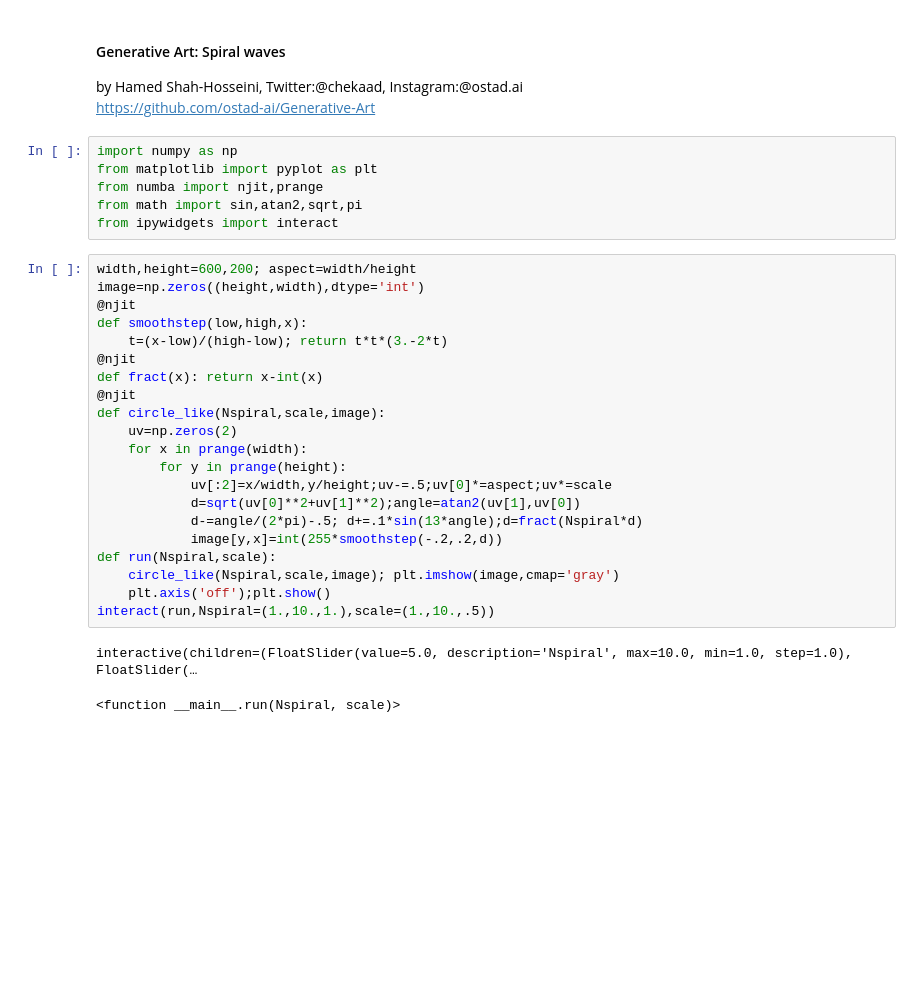
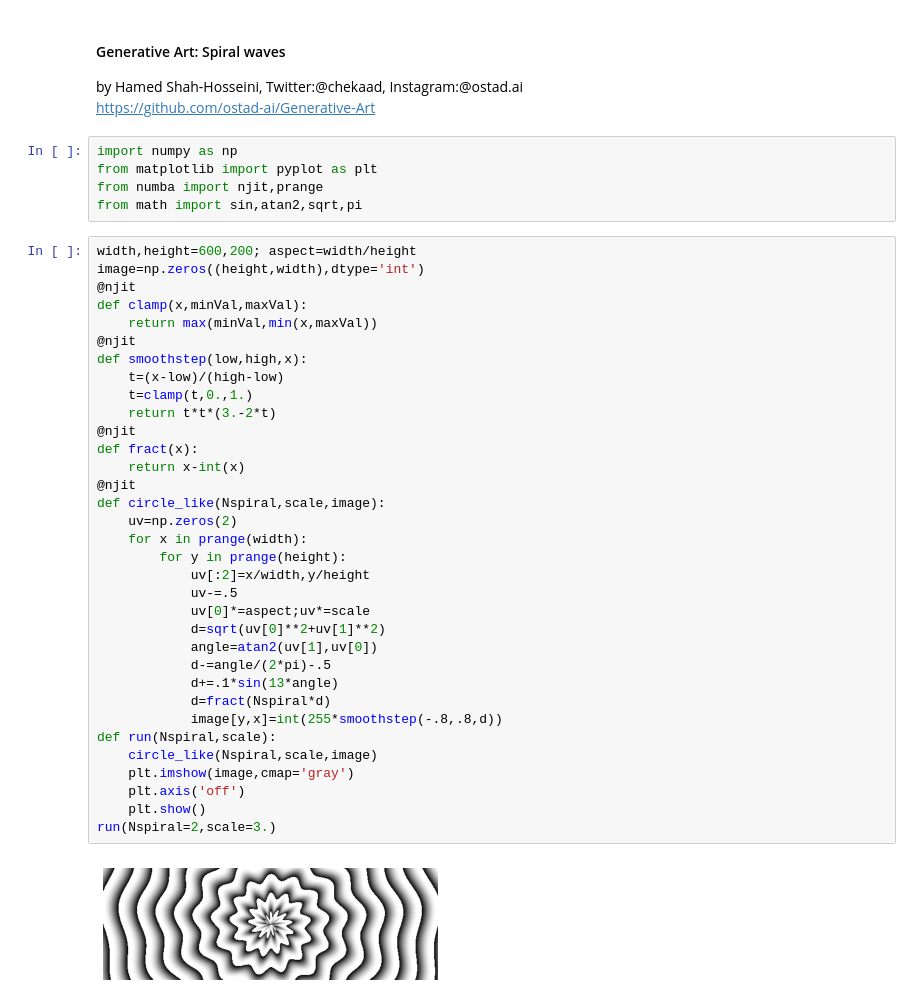
Before and after one commit to ostad-ai/Generative-Art, a Jupyter notebook: generative-art-spiral waves.ipynb, the cells around one changed output. Saved outputs shown, nothing was run; the diff lists cells and outputs as text; blank space fills up the shorter version.

Commit message:
clamp for spiral waves

```diff
--- a/generative-art-spiral waves.ipynb
+++ b/generative-art-spiral waves.ipynb
@@ -7,28 +7,39 @@ import numpy as np
 from matplotlib import pyplot as plt
 from numba import njit,prange
 from math import sin,atan2,sqrt,pi
-from ipywidgets import interact
 # %%
 width,height=600,200; aspect=width/height
 image=np.zeros((height,width),dtype='int')
 @njit
+def clamp(x,minVal,maxVal):
+    return max(minVal,min(x,maxVal))
+@njit
 def smoothstep(low,high,x):
-    t=(x-low)/(high-low); return t*t*(3.-2*t)
+    t=(x-low)/(high-low)
+    t=clamp(t,0.,1.)
+    return t*t*(3.-2*t)
 @njit
-def fract(x): return x-int(x)
+def fract(x):
+    return x-int(x)
 @njit
 def circle_like(Nspiral,scale,image):
     uv=np.zeros(2)
     for x in prange(width):
         for y in prange(height):
-            uv[:2]=x/width,y/height;uv-=.5;uv[0]*=aspect;uv*=scale
-            d=sqrt(uv[0]**2+uv[1]**2);angle=atan2(uv[1],uv[0])
-            d-=angle/(2*pi)-.5; d+=.1*sin(13*angle);d=fract(Nspiral*d)
-            image[y,x]=int(255*smoothstep(-.2,.2,d))
+            uv[:2]=x/width,y/height
+            uv-=.5
+            uv[0]*=aspect;uv*=scale
+            d=sqrt(uv[0]**2+uv[1]**2)
+            angle=atan2(uv[1],uv[0])
+            d-=angle/(2*pi)-.5
+            d+=.1*sin(13*angle)
+            d=fract(Nspiral*d)
+            image[y,x]=int(255*smoothstep(-.8,.8,d))
 def run(Nspiral,scale):
-    circle_like(Nspiral,scale,image); plt.imshow(image,cmap='gray')
-    plt.axis('off');plt.show()
-interact(run,Nspiral=(1.,10.,1.),scale=(1.,10.,.5))
+    circle_like(Nspiral,scale,image)
+    plt.imshow(image,cmap='gray')
+    plt.axis('off')
+    plt.show()
+run(Nspiral=2,scale=3.)
 # %% [output]
-interactive(children=(FloatSlider(value=5.0, description='Nspiral', max=10.0, min=1.0, step=1.0), FloatSlider(…
-<function __main__.run(Nspiral, scale)>
+[figure, added]
```
